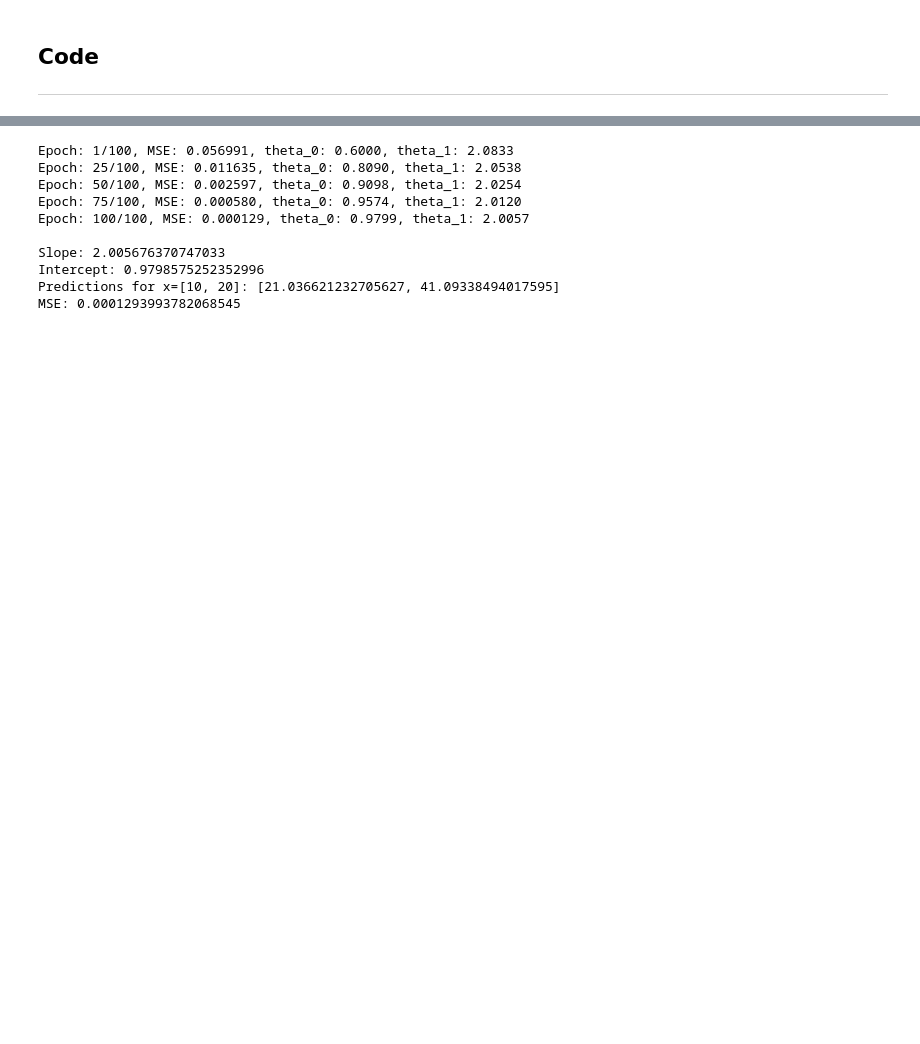
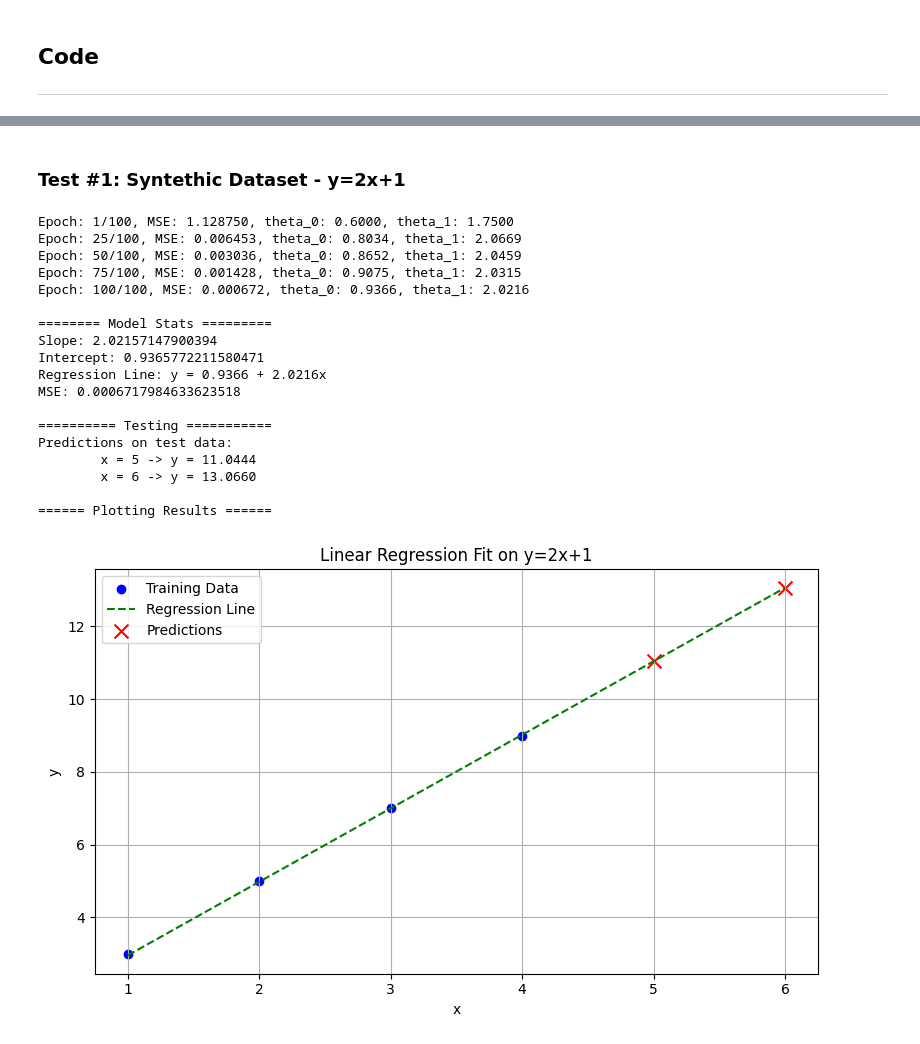
Before and after one commit to SahilBacchus/ml-in-assembly, a Jupyter notebook: linear_regression/gradient_descent/linear_regression_grad.ipynb, the cells around one changed output, grey strips where cells are left out. Drawn from its saved outputs; the diff is of its cells as text; code cells hidden in the pictures; blank space fills up the shorter version.

Commit message:
feat(linear_regression_grad): add tests for model predictions

```diff
--- a/linear_regression/gradient_descent/linear_regression_grad.ipynb
+++ b/linear_regression/gradient_descent/linear_regression_grad.ipynb
@@ -138,30 +149,71 @@ class LinearRegression:
+# %% [markdown]
+### Test #1: Syntethic Dataset - y=2x+1
 # %%
+import matplotlib.pyplot as plt
+
 # Sample data --> y = 2x + 1
-x = [0, 1, 2, 3, 4, 5]
-y = [1, 3, 5, 7, 9, 11]
+x = [1, 2, 3, 4]
+y = [3, 5, 7, 9]
 
 # Train model
 model = LinearRegression()
 model.fit(x, y, alpha=0.1, epochs=100, verbose=25)
 
 # Predict
-x_test = [10, 20]
+x_test = [5, 6]
 predictions = model.predict(x_test)
 
 # Output results
+print()
+print(" Model Stats ".center(30, "="))
 theta_0, theta_1 = model.coefficients()
-print(f"\nSlope: {theta_1}")
+print(f"Slope: {theta_1}")
 print(f"Intercept: {theta_0}")
-print(f"Predictions for x={x_test}: {predictions}")
+print(f"Regression Line: y = {theta_0:.4f} + {theta_1:.4f}x")
 print(f"MSE: {model.mse(x, y)}")
+
+print()
+print(" Testing ".center(30, "="))
+print("Predictions on test data: ")
+for i in range(len(x_test)):
+    x_val = x_test[i]
+    y_pred = predictions[i]
+    print(f"\tx = {x_val} -> y = {y_pred:.4f}")
+
+
+# Plot
+print()
+print(" Plotting Results ".center(30, "="))
+
+plt.figure(figsize=(8, 5))
+plt.scatter(x, y, color='blue', label='Training Data')
+plt.plot(x + x_test, model.predict(x + x_test), color='green', linestyle='--', label='Regression Line')
+plt.scatter(x_test, predictions, color='red', marker='x', s=100, label='Predictions')
+
+plt.title("Linear Regression Fit on y=2x+1")
+plt.xlabel("x")
+plt.ylabel("y")
+plt.grid(True)
+plt.legend()
+plt.tight_layout()
+plt.show()
 # %% [output]
-Epoch: 1/100, MSE: 0.056991, theta_0: 0.6000, theta_1: 2.0833
-Epoch: 25/100, MSE: 0.011635, theta_0: 0.8090, theta_1: 2.0538
-Epoch: 50/100, MSE: 0.002597, theta_0: 0.9098, theta_1: 2.0254
-Epoch: 75/100, MSE: 0.000580, theta_0: 0.9574, theta_1: 2.0120
-Epoch: 100/100, MSE: 0.000129, theta_0: 0.9799, theta_1: 2.0057
+Epoch: 1/100, MSE: 1.128750, theta_0: 0.6000, theta_1: 1.7500
+Epoch: 25/100, MSE: 0.006453, theta_0: 0.8034, theta_1: 2.0669
+Epoch: 50/100, MSE: 0.003036, theta_0: 0.8652, theta_1: 2.0459
+Epoch: 75/100, MSE: 0.001428, theta_0: 0.9075, theta_1: 2.0315
+Epoch: 100/100, MSE: 0.000672, theta_0: 0.9366, theta_1: 2.0216
 
-Slope: 2.005676370747033
-Intercept: 0.9798575252352996
-Predictions for x=[10, 20]: [21.036621232705627, 41.09338494017595]
-MSE: 0.0001293993782068545
+======== Model Stats =========
+Slope: 2.02157147900394
+Intercept: 0.9365772211580471
+Regression Line: y = 0.9366 + 2.0216x
+MSE: 0.0006717984633623518
+
+========== Testing ===========
+Predictions on test data:
+        x = 5 -> y = 11.0444
+        x = 6 -> y = 13.0660
+
+====== Plotting Results ======
+[figure, added]
```
Also changed, not shown: parts of 5 cells of this notebook.
